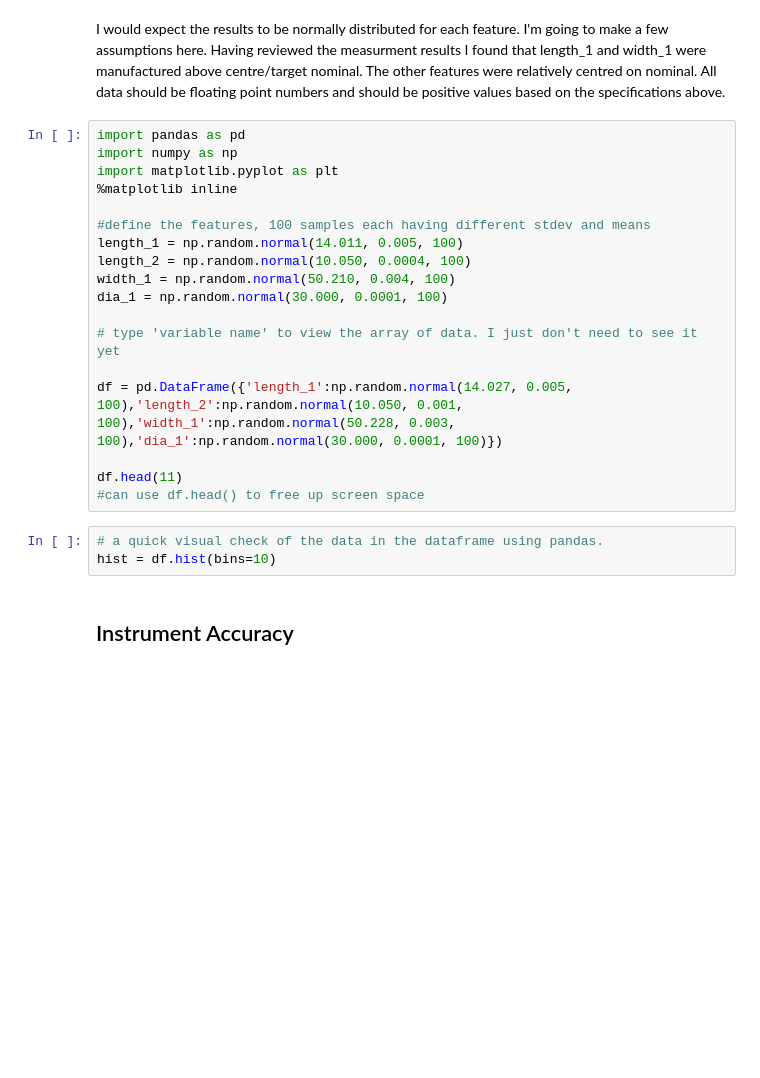
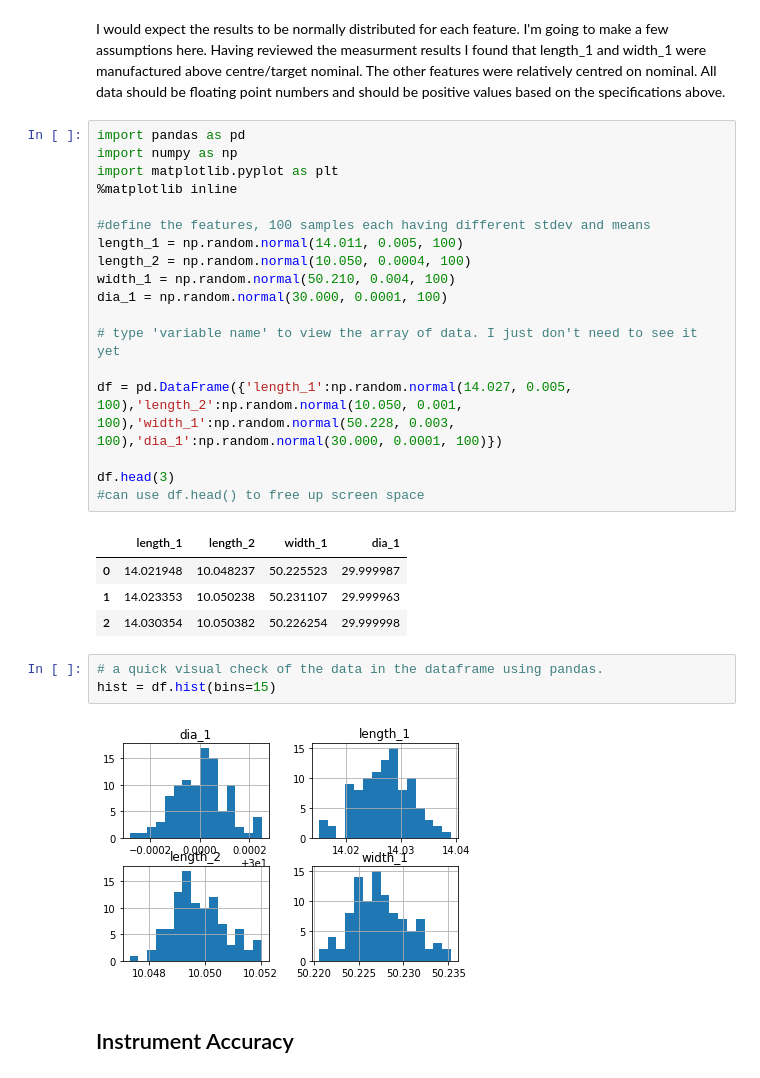
Before and after one commit to andreroche/dataset, a Jupyter notebook: Sythetic Dataset.ipynb, the cells around one changed output. Cells and saved outputs as stored; diff of their text form; blank space fills up the shorter version.

```diff
--- a/Sythetic Dataset.ipynb
+++ b/Sythetic Dataset.ipynb
@@ -73,11 +73,18 @@ dia_1 = np.random.normal(30.000, 0.0001, 100)
 
 df = pd.DataFrame({'length_1':np.random.normal(14.027, 0.005, 100),'length_2':np.random.normal(10.050, 0.001, 100),'width_1':np.random.normal(50.228, 0.003, 100),'dia_1':np.random.normal(30.000, 0.0001, 100)})
 
-df.head(11)
+df.head(3)
 #can use df.head() to free up screen space
+# %% [output]
+|  | length_1 | length_2 | width_1 | dia_1 |
+| 0 | 14.021948 | 10.048237 | 50.225523 | 29.999987 |
+| 1 | 14.023353 | 10.050238 | 50.231107 | 29.999963 |
+| 2 | 14.030354 | 10.050382 | 50.226254 | 29.999998 |
 # %%
 # a quick visual check of the data in the dataframe using pandas.
-hist = df.hist(bins=10)
+hist = df.hist(bins=15)
+# %% [output]
+[figure, added]
 # %% [markdown]
 ## Instrument Accuracy
 # %%
```
Also changed, not shown: parts of 8 cells of this notebook.
